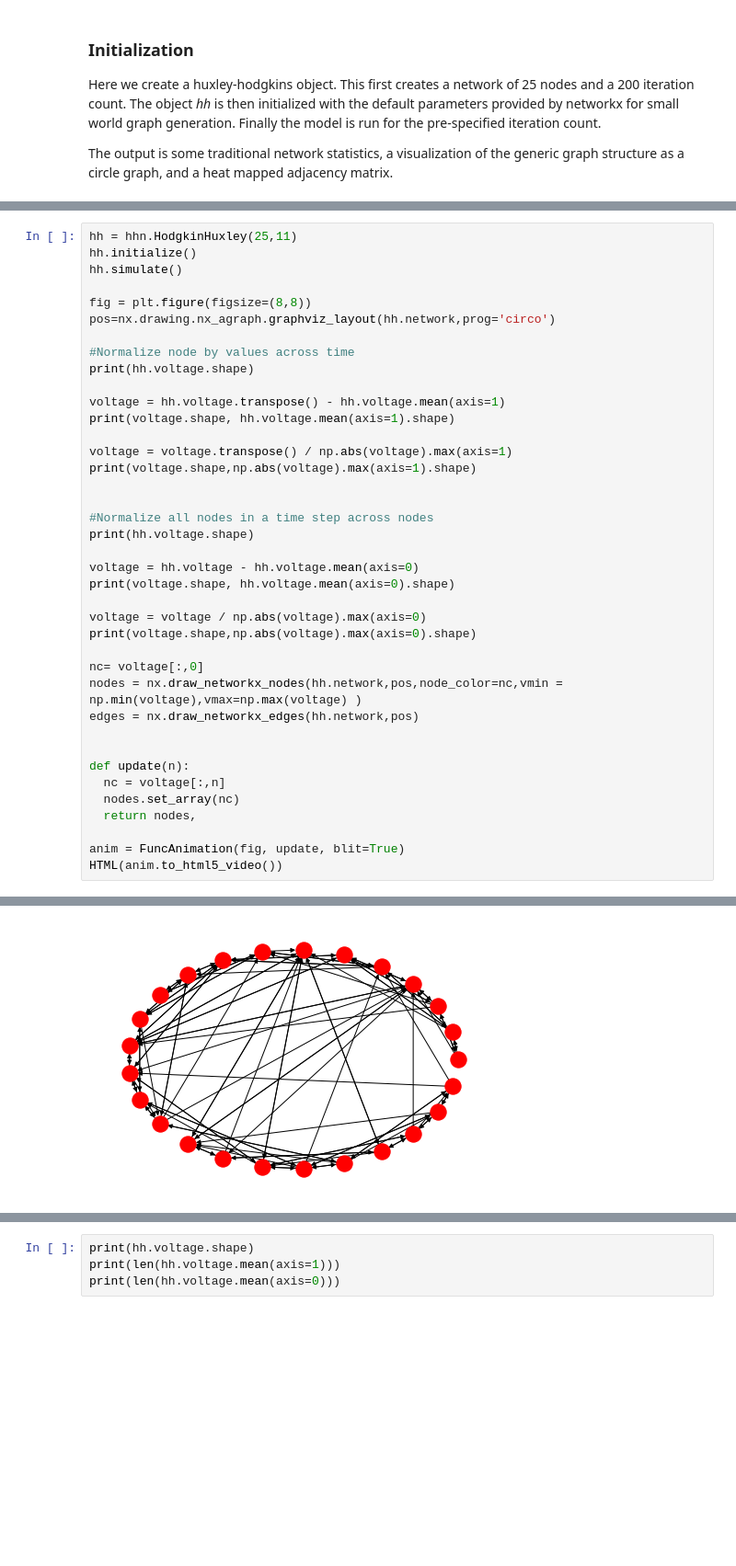
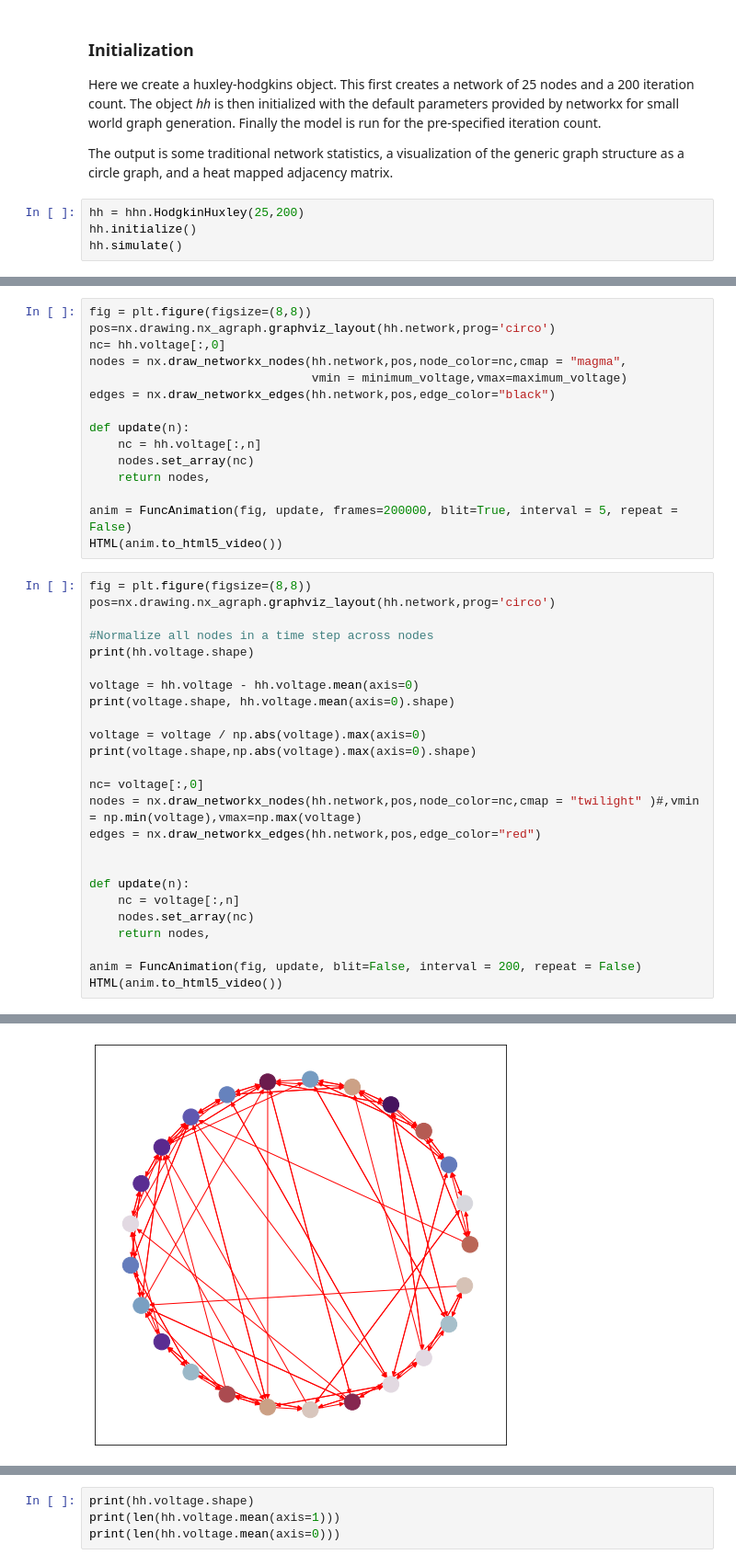
Before and after one commit to denizhanpak/HodgkinHuxley, a Jupyter notebook: BrainFrames.ipynb, the cells around one changed output, grey strips where cells are left out. Shown at 92% size. Cells and saved outputs as stored; diff of their text form; blank space fills up the shorter version.

```diff
--- a/BrainFrames.ipynb
+++ b/BrainFrames.ipynb
@@ -30,3 +30,7 @@ pre-specified iteration count.
 
 The output is some traditional network statistics, a visualization of the generic graph
 structure as a circle graph, and a heat mapped adjacency matrix.
+# %%
+hh = hhn.HodgkinHuxley(25,200)
+hh.initialize()
+hh.simulate()
@@ -33,20 +67,21 @@ structure as a circle graph, and a heat mapped adjacency matrix.
+# %%
+fig = plt.figure(figsize=(8,8))
+pos=nx.drawing.nx_agraph.graphviz_layout(hh.network,prog='circo')
+nc= hh.voltage[:,0]
+nodes = nx.draw_networkx_nodes(hh.network,pos,node_color=nc,cmap = "magma",
+                               vmin = minimum_voltage,vmax=maximum_voltage)
+edges = nx.draw_networkx_edges(hh.network,pos,edge_color="black")
+
+def update(n):
+    nc = hh.voltage[:,n]
+    nodes.set_array(nc)
+    return nodes,
+
+anim = FuncAnimation(fig, update, frames=200000, blit=True, interval = 5, repeat = False)
+HTML(anim.to_html5_video())
 # %%
-hh = hhn.HodgkinHuxley(25,11)
-hh.initialize()
-hh.simulate()
-
 fig = plt.figure(figsize=(8,8))
 pos=nx.drawing.nx_agraph.graphviz_layout(hh.network,prog='circo')
-
-#Normalize node by values across time
-print(hh.voltage.shape)
-
-voltage = hh.voltage.transpose() - hh.voltage.mean(axis=1)
-print(voltage.shape, hh.voltage.mean(axis=1).shape)
-
-voltage = voltage.transpose() / np.abs(voltage).max(axis=1)
-print(voltage.shape,np.abs(voltage).max(axis=1).shape)
-
 
 #Normalize all nodes in a time step across nodes
 print(hh.voltage.shape)
@@ -58,15 +93,15 @@ voltage = voltage / np.abs(voltage).max(axis=0)
 print(voltage.shape,np.abs(voltage).max(axis=0).shape)
 
 nc= voltage[:,0]
-nodes = nx.draw_networkx_nodes(hh.network,pos,node_color=nc,vmin = np.min(voltage),vmax=np.max(voltage) )
-edges = nx.draw_networkx_edges(hh.network,pos)
+nodes = nx.draw_networkx_nodes(hh.network,pos,node_color=nc,cmap = "twilight" )#,vmin = np.min(voltage),vmax=np.max(voltage)
+edges = nx.draw_networkx_edges(hh.network,pos,edge_color="red")
 
 
 def update(n):
-  nc = voltage[:,n]
-  nodes.set_array(nc)
-  return nodes,
+    nc = voltage[:,n]
+    nodes.set_array(nc)
+    return nodes,
 
-anim = FuncAnimation(fig, update, blit=True)
+anim = FuncAnimation(fig, update, blit=False, interval = 200, repeat = False)
 HTML(anim.to_html5_video())
 # %% [output]
@@ -81,2 +111,2 @@ Average clustering coefficient: 0.2165758983926657
 [interactive output not drawn]
-[figure, old version]
+[figure, new version]
```
Also changed, not shown: parts of 7 cells of this notebook, 1 other file.
